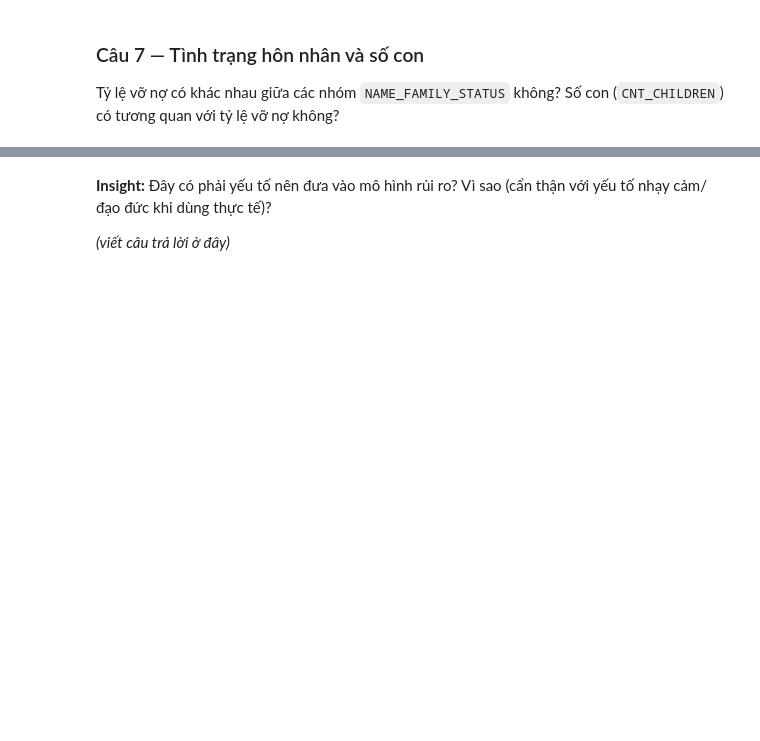
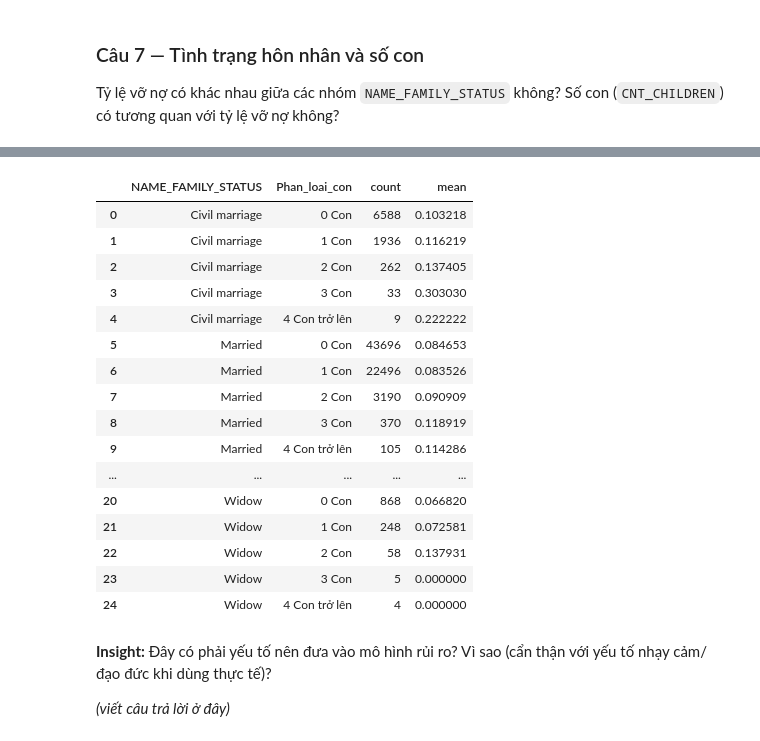
Before and after one commit to tuananhvui7-collab/credit-risk-eda, a Jupyter notebook: credit_risk_eda_template.ipynb, the cells around one changed output, grey strips where cells are left out. Cells and saved outputs as stored; diff of their text form; code cells hidden in the pictures; blank space fills up the shorter version.

```diff
--- a/credit_risk_eda_template.ipynb
+++ b/credit_risk_eda_template.ipynb
@@ -786,0 +839,3 @@ Tỷ lệ vỡ nợ có khác nhau giữa các nhóm `NAME_FAMILY_STATUS` không
+# %%
+df["Phan_loai_con"] = pd.cut(df["CNT_CHILDREN"], bins = [0,1,2,3,4,15], labels = ['0 Con', '1 Con', '2 Con', '3 Con', '4 Con trở lên'])
+df.groupby("Phan_loai_con")["TARGET"].agg(["count", "mean"]).reset_index()
@@ -787,3 +849,23 @@ Tỷ lệ vỡ nợ có khác nhau giữa các nhóm `NAME_FAMILY_STATUS` không
+# %%
+df.groupby(["NAME_FAMILY_STATUS","Phan_loai_con"])["TARGET"].agg(["count", "mean"]).reset_index()
+# %% [output]
+|  | NAME_FAMILY_STATUS | Phan_loai_con | count | mean |
+| 0 | Civil marriage | 0 Con | 6588 | 0.103218 |
+| 1 | Civil marriage | 1 Con | 1936 | 0.116219 |
+| 2 | Civil marriage | 2 Con | 262 | 0.137405 |
+| 3 | Civil marriage | 3 Con | 33 | 0.303030 |
+| 4 | Civil marriage | 4 Con trở lên | 9 | 0.222222 |
+| 5 | Married | 0 Con | 43696 | 0.084653 |
+| 6 | Married | 1 Con | 22496 | 0.083526 |
+| 7 | Married | 2 Con | 3190 | 0.090909 |
+| 8 | Married | 3 Con | 370 | 0.118919 |
+| 9 | Married | 4 Con trở lên | 105 | 0.114286 |
+| ... | ... | ... | ... | ... |
+| 20 | Widow | 0 Con | 868 | 0.066820 |
+| 21 | Widow | 1 Con | 248 | 0.072581 |
+| 22 | Widow | 2 Con | 58 | 0.137931 |
+| 23 | Widow | 3 Con | 5 | 0.000000 |
+| 24 | Widow | 4 Con trở lên | 4 | 0.000000 |
 # %% [markdown]
 **Insight:** Đây có phải yếu tố nên đưa vào mô hình rủi ro? Vì sao (cẩn thận với yếu tố nhạy cảm/đạo đức khi dùng thực tế)?
 
```
Also changed, not shown: parts of 5 cells of this notebook.
